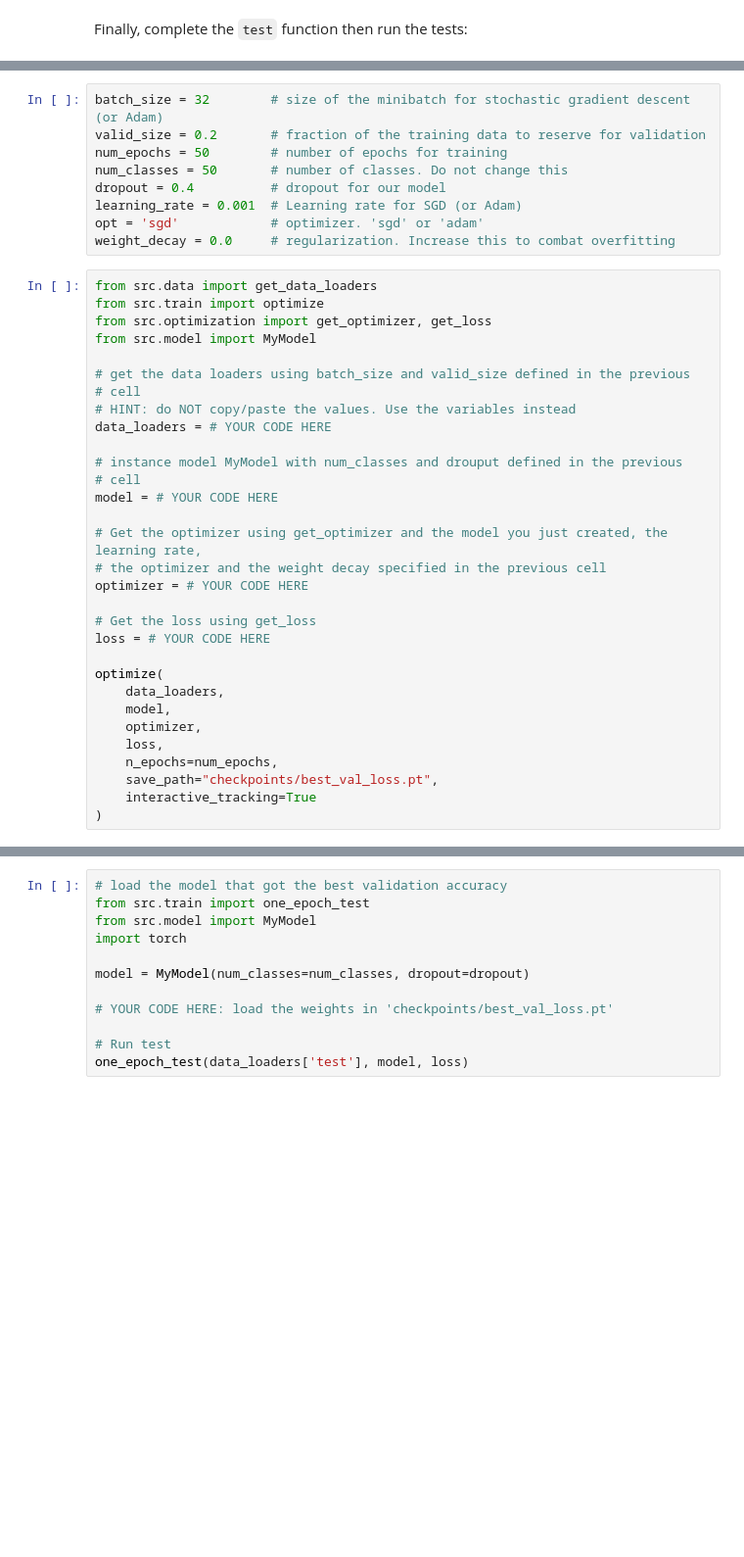
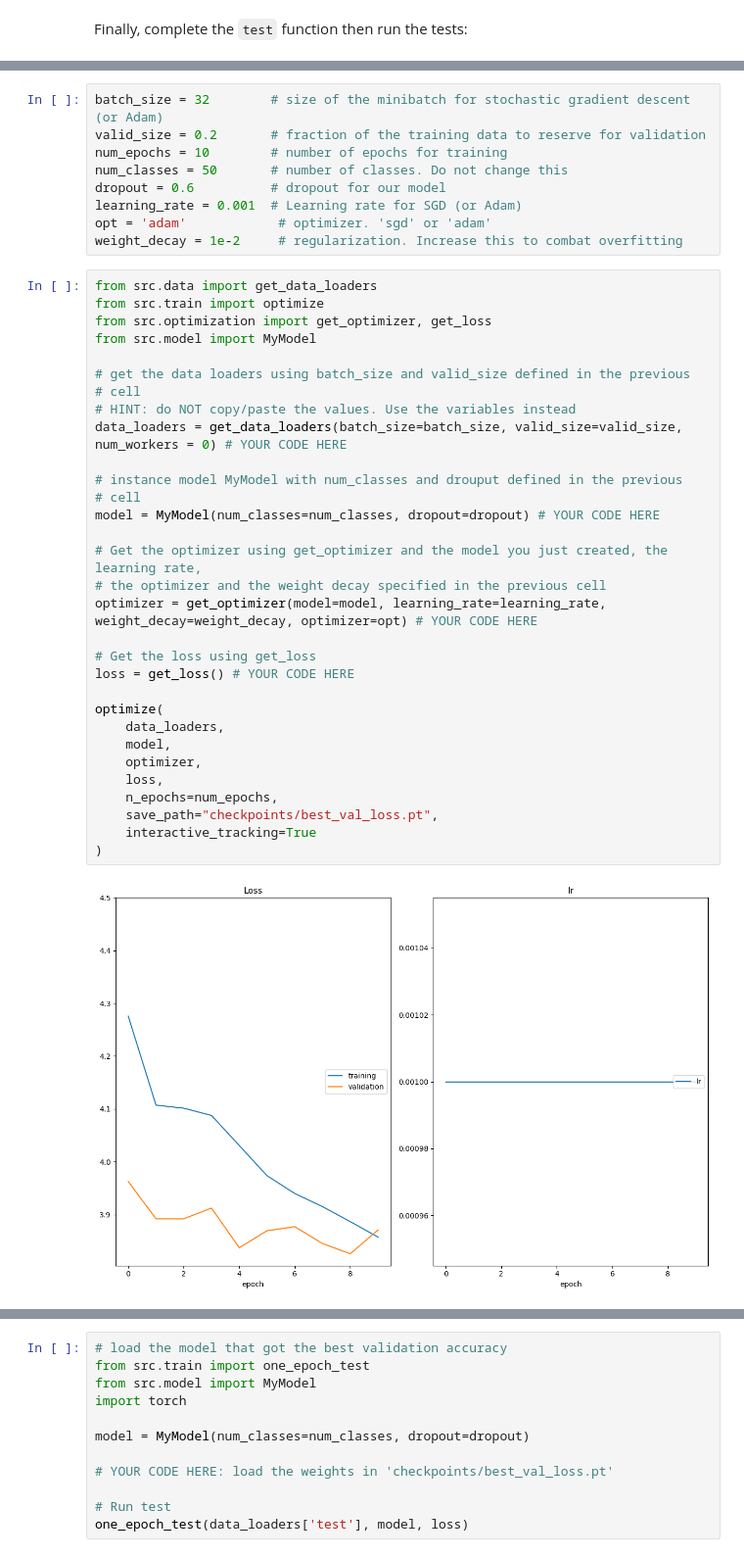
Before and after one commit to emilaxmedov/landmark-classification, a Jupyter notebook: cnn_from_scratch.ipynb, the cells around one changed output, grey strips where cells are left out. Shown at 98% size. Drawn from its saved outputs; the diff is of its cells as text; blank space fills up the shorter version.

Commit message:
Tested
Improved model.py

```diff
--- a/cnn_from_scratch.ipynb
+++ b/cnn_from_scratch.ipynb
@@ -340,43 +340,45 @@ Let's start by defining a few hyperparameters. Feel free to experiment with diff
 # %%
 batch_size = 32        # size of the minibatch for stochastic gradient descent (or Adam)
 valid_size = 0.2       # fraction of the training data to reserve for validation
-num_epochs = 50        # number of epochs for training
+num_epochs = 10        # number of epochs for training
 num_classes = 50       # number of classes. Do not change this
-dropout = 0.4          # dropout for our model
+dropout = 0.6          # dropout for our model
 learning_rate = 0.001  # Learning rate for SGD (or Adam)
-opt = 'sgd'            # optimizer. 'sgd' or 'adam'
-weight_decay = 0.0     # regularization. Increase this to combat overfitting
+opt = 'adam'            # optimizer. 'sgd' or 'adam'
+weight_decay = 1e-2     # regularization. Increase this to combat overfitting
 # %%
 from src.data import get_data_loaders
 from src.train import optimize
 from src.optimization import get_optimizer, get_loss
 from src.model import MyModel
 
 # get the data loaders using batch_size and valid_size defined in the previous
 # cell
 # HINT: do NOT copy/paste the values. Use the variables instead
-data_loaders = # YOUR CODE HERE
+data_loaders = get_data_loaders(batch_size=batch_size, valid_size=valid_size, num_workers = 0) # YOUR CODE HERE
 
 # instance model MyModel with num_classes and drouput defined in the previous
 # cell
-model = # YOUR CODE HERE
+model = MyModel(num_classes=num_classes, dropout=dropout) # YOUR CODE HERE
 
 # Get the optimizer using get_optimizer and the model you just created, the learning rate,
 # the optimizer and the weight decay specified in the previous cell
-optimizer = # YOUR CODE HERE
+optimizer = get_optimizer(model=model, learning_rate=learning_rate, weight_decay=weight_decay, optimizer=opt) # YOUR CODE HERE
 
 # Get the loss using get_loss
-loss = # YOUR CODE HERE
+loss = get_loss() # YOUR CODE HERE
 
 optimize(
     data_loaders,
     model,
     optimizer,
     loss,
     n_epochs=num_epochs,
     save_path="checkpoints/best_val_loss.pt",
     interactive_tracking=True
 )
+# %% [output]
+[figure, added]
 # %% [markdown]
 ---
 ## <img src="static_images/icons/noun-advance-2109145.png" alt=">" style="width:50px"/> Step 6: testing against the Test Set
```
Also changed, not shown: parts of 7 cells of this notebook, 1 other file.
